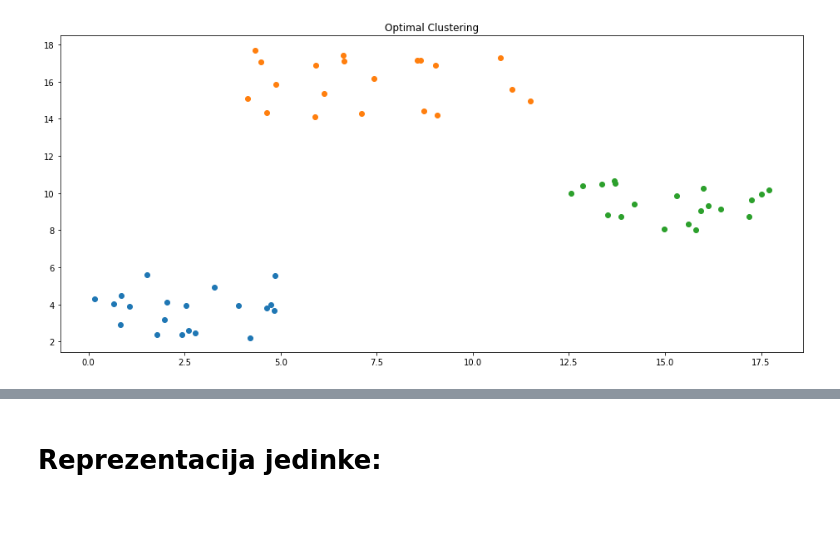
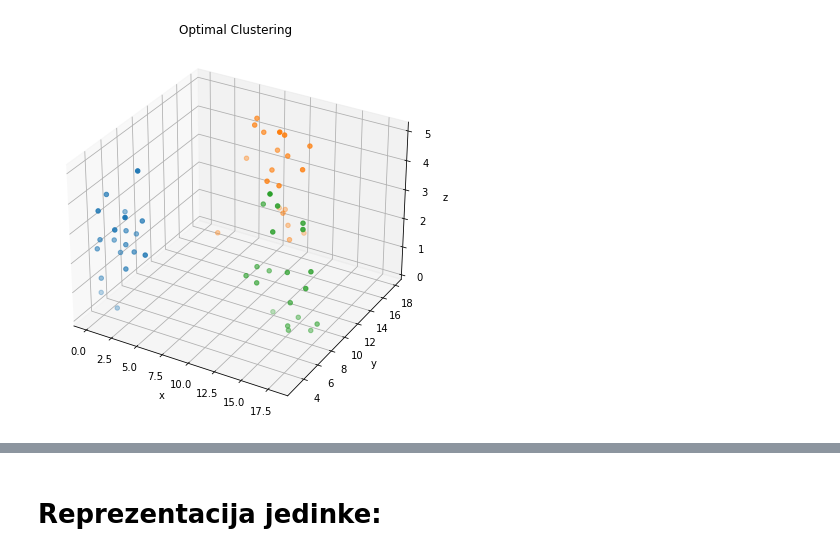
Before and after one commit to erminskrijelj/RI_projekat, a Jupyter notebook: riprojekat.ipynb, the cells around one changed output, grey strips where cells are left out. Drawn from its saved outputs; the diff is of its cells as text; code cells hidden in the pictures; blank space fills up the shorter version.

```diff
--- a/riprojekat.ipynb
+++ b/riprojekat.ipynb
@@ -11,44 +11,74 @@ cluster1_x1_start = 0
 cluster1_x1_end = 5
 cluster1_x2_start = 2
 cluster1_x2_end = 6
+cluster1_x3_start = 0
+cluster1_x3_end = 5
 cluster1_x1 = np.random.random(size=(cluster1_num_samples))
 cluster1_x1 = cluster1_x1 * (cluster1_x1_end - cluster1_x1_start) + cluster1_x1_start
 cluster1_x2 = np.random.random(size=(cluster1_num_samples))
 cluster1_x2 = cluster1_x2 * (cluster1_x2_end - cluster1_x2_start) + cluster1_x2_start
+cluster1_x3 = np.random.random(size=(cluster1_num_samples))
+cluster1_x3 = cluster1_x3 * (cluster1_x3_end - cluster1_x3_start) + cluster1_x3_start
 
 cluster2_num_samples = 20
 cluster2_x1_start = 4
 cluster2_x1_end = 12
 cluster2_x2_start = 14
 cluster2_x2_end = 18
+cluster2_x3_start = 0
+cluster2_x3_end = 5
 cluster2_x1 = np.random.random(size=(cluster2_num_samples))
 cluster2_x1 = cluster2_x1 * (cluster2_x1_end - cluster2_x1_start) + cluster2_x1_start
 cluster2_x2 = np.random.random(size=(cluster2_num_samples))
 cluster2_x2 = cluster2_x2 * (cluster2_x2_end - cluster2_x2_start) + cluster2_x2_start
+cluster2_x3 = np.random.random(size=(cluster2_num_samples))
+cluster2_x3 = cluster2_x3 * (cluster2_x3_end - cluster2_x3_start) + cluster2_x3_start
 
 cluster3_num_samples = 20
 cluster3_x1_start = 12
 cluster3_x1_end = 18
-cluster3_x2_start = 8
-cluster3_x2_end = 11
+cluster3_x2_start = 6
+cluster3_x2_end = 9
+cluster3_x3_start = 0
+cluster3_x3_end = 5
 cluster3_x1 = np.random.random(size=(cluster3_num_samples))
 cluster3_x1 = cluster3_x1 * (cluster3_x1_end - cluster3_x1_start) + cluster3_x1_start
 cluster3_x2 = np.random.random(size=(cluster3_num_samples))
 cluster3_x2 = cluster3_x2 * (cluster3_x2_end - cluster3_x2_start) + cluster3_x2_start
+cluster3_x3 = np.random.random(size=(cluster3_num_samples))
+cluster3_x3 = cluster3_x3 * (cluster3_x3_end - cluster3_x3_start) + cluster3_x3_start
 
-c1 = np.array([cluster1_x1, cluster1_x2]).T
-c2 = np.array([cluster2_x1, cluster2_x2]).T
-c3 = np.array([cluster3_x1, cluster3_x2]).T
+c1 = np.array([cluster1_x1, cluster1_x2, cluster1_x3]).T
+c2 = np.array([cluster2_x1, cluster2_x2, cluster2_x3]).T
+c3 = np.array([cluster3_x1, cluster3_x2, cluster3_x3]).T
+
+# c1 = np.array([cluster1_x1, cluster1_x2]).T
+# c2 = np.array([cluster2_x1, cluster2_x2]).T
+# c3 = np.array([cluster3_x1, cluster3_x2]).T
+
 
 data = np.concatenate((c1, c2, c3), axis=0)
 
-fig,ax=plt.subplots(figsize=(16,7))
+#fig,ax=plt.subplots(figsize=(16,7))
 
-plt.scatter(cluster1_x1, cluster1_x2)
-plt.scatter(cluster2_x1, cluster2_x2)
-plt.scatter(cluster3_x1, cluster3_x2)
+#dodato
+fig=plt.figure(figsize=(16,7))
+ax=fig.add_subplot(111,projection='3d')
+ax.set_title("Klasterovanje tacaka genetskim algoritmom(3D): ")
+ax.set_xlabel("x")
+ax.set_ylabel("y")
+ax.set_zlabel("z")
+#dodato_kraj
+ax.scatter(cluster1_x1, cluster1_x2, cluster1_x3)
+ax.scatter(cluster2_x1, cluster2_x2, cluster2_x3)
+ax.scatter(cluster3_x1, cluster3_x2, cluster3_x3)
+
+# plt.scatter(cluster1_x1, cluster1_x2)
+# plt.scatter(cluster2_x1, cluster2_x2)
+# plt.scatter(cluster3_x1, cluster3_x2)
+
 plt.title("Optimal Clustering")
 plt.show()
 # %% [output]
-[figure, old version]
+[figure, new version]
 # %%
```
Also changed, not shown: parts of 27 cells of this notebook.
